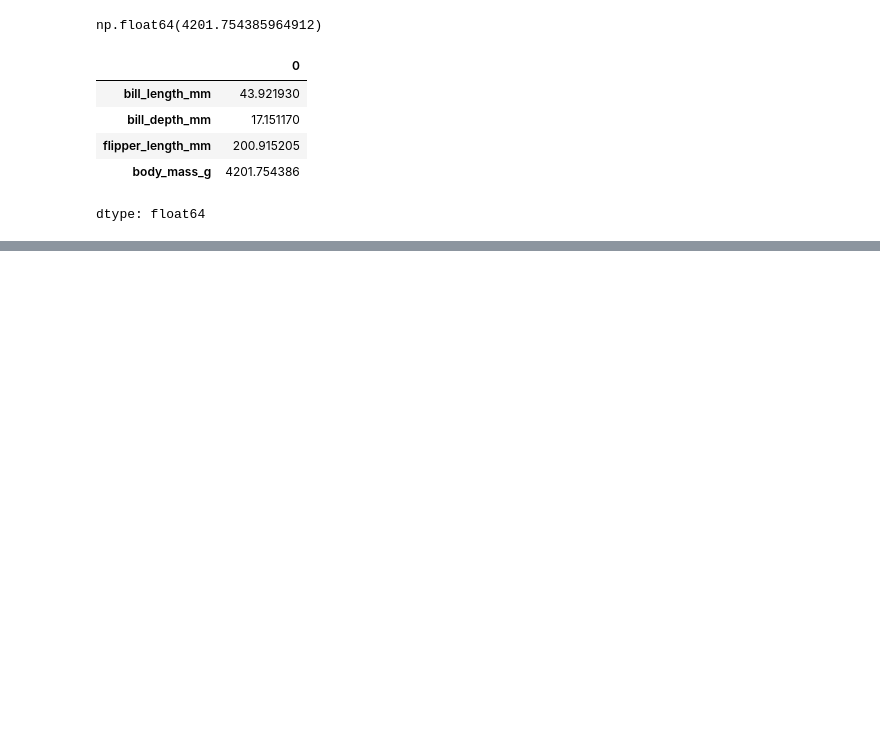
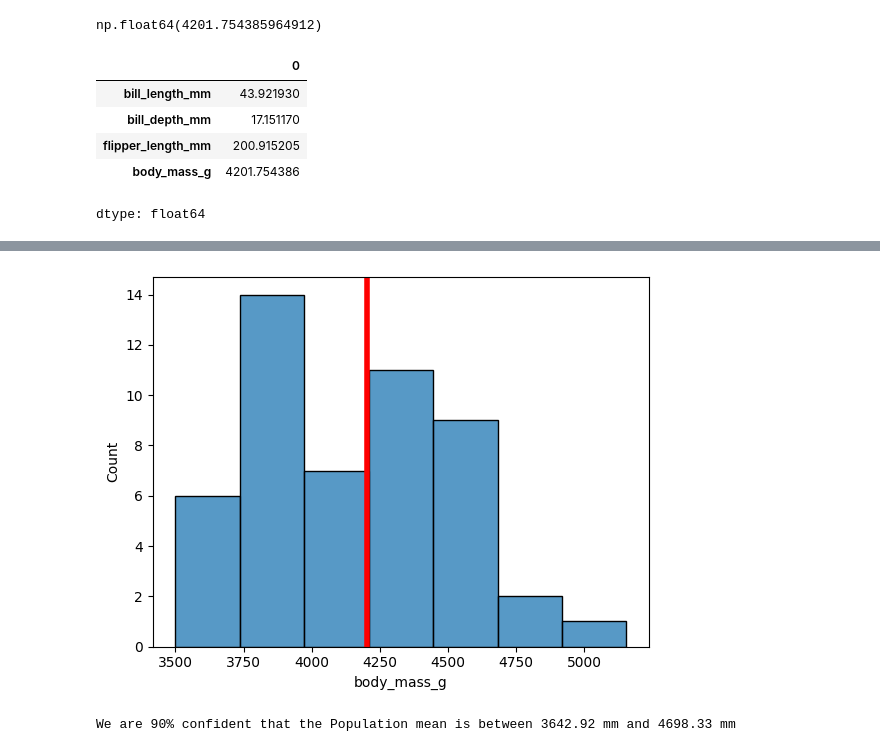
Before and after one commit to Mark20042/data-science-bootcamp, a Jupyter notebook: penguins.ipynb, the cells around one changed output, grey strips where cells are left out. Drawn from its saved outputs; the diff is of its cells as text; code cells hidden in the pictures; blank space fills up the shorter version.

```diff
--- a/penguins.ipynb
+++ b/penguins.ipynb
@@ -112,0 +225,12 @@ dtype: float64
+# %%
+sns.histplot(data=df_means, x='body_mass_g')
+pop_mean = df['body_mass_g'].mean(numeric_only=True)
+plt.axvline(pop_mean, color='red', linewidth=4)
+plt.show()
+
+min = np.percentile(df_means['body_mass_g'], 5)
+max = np.percentile(df_means['body_mass_g'], 95)
+print(f"We are 90% confident that the Population mean is between {min:.2f} mm and {max:.2f} mm")
+# %% [output]
+[figure, added]
+We are 90% confident that the Population mean is between 3642.92 mm and 4698.33 mm
```
Also changed, not shown: parts of 36 cells of this notebook.
